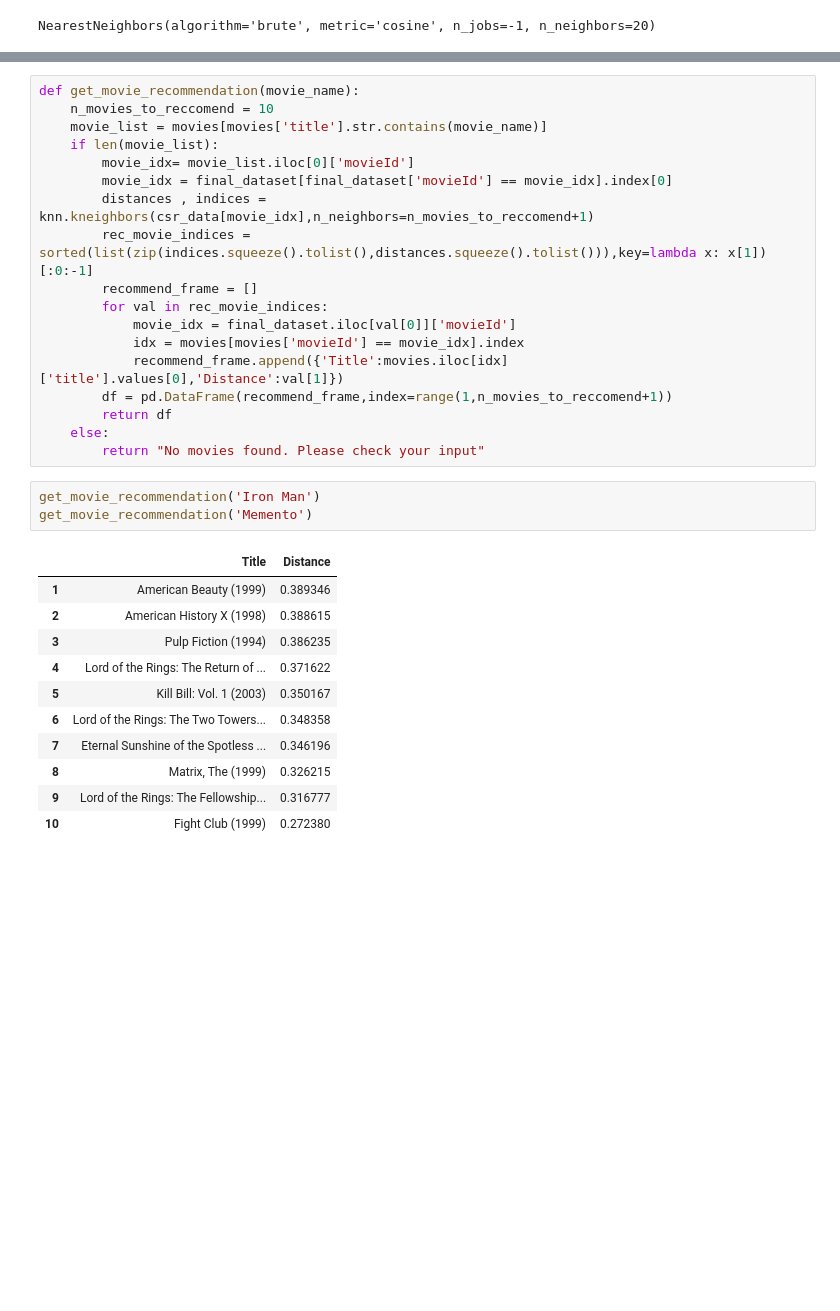
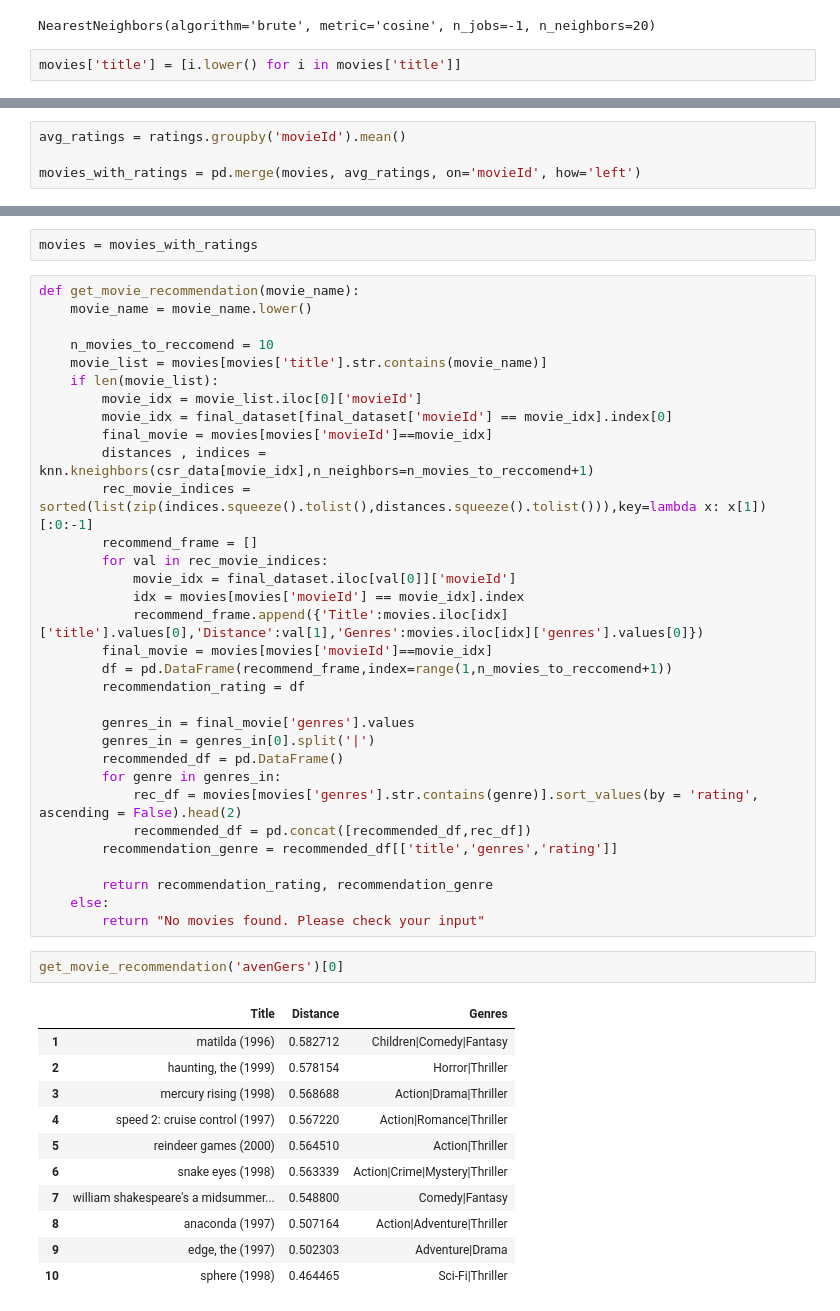
Before and after one commit to Tharun-17/Movie_recommendation, a Jupyter notebook: movie_rec.ipynb, the cells around one changed output, grey strips where cells are left out. Cells and saved outputs as stored; diff of their text form; blank space fills up the shorter version.

```diff
--- a/movie_rec.ipynb
+++ b/movie_rec.ipynb
@@ -90,3 +90,5 @@ knn = NearestNeighbors(metric='cosine', algorithm='brute', n_neighbors=20, n_job
 knn.fit(csr_data)
 # %% [output]
 NearestNeighbors(algorithm='brute', metric='cosine', n_jobs=-1, n_neighbors=20)
+# %%
+movies['title'] = [i.lower() for i in movies['title']]
@@ -92,0 +111,4 @@ NearestNeighbors(algorithm='brute', metric='cosine', n_jobs=-1, n_neighbors=20)
+# %%
+avg_ratings = ratings.groupby('movieId').mean()
+
+movies_with_ratings = pd.merge(movies, avg_ratings, on='movieId', how='left')
@@ -93,33 +131,48 @@ NearestNeighbors(algorithm='brute', metric='cosine', n_jobs=-1, n_neighbors=20)
+# %%
+movies = movies_with_ratings
 # %%
 def get_movie_recommendation(movie_name):
+    movie_name = movie_name.lower()
+
     n_movies_to_reccomend = 10
     movie_list = movies[movies['title'].str.contains(movie_name)]
     if len(movie_list):
-        movie_idx= movie_list.iloc[0]['movieId']
+        movie_idx = movie_list.iloc[0]['movieId']
         movie_idx = final_dataset[final_dataset['movieId'] == movie_idx].index[0]
+        final_movie = movies[movies['movieId']==movie_idx]
         distances , indices = knn.kneighbors(csr_data[movie_idx],n_neighbors=n_movies_to_reccomend+1)
         rec_movie_indices = sorted(list(zip(indices.squeeze().tolist(),distances.squeeze().tolist())),key=lambda x: x[1])[:0:-1]
         recommend_frame = []
         for val in rec_movie_indices:
             movie_idx = final_dataset.iloc[val[0]]['movieId']
             idx = movies[movies['movieId'] == movie_idx].index
-            recommend_frame.append({'Title':movies.iloc[idx]['title'].values[0],'Distance':val[1]})
+            recommend_frame.append({'Title':movies.iloc[idx]['title'].values[0],'Distance':val[1],'Genres':movies.iloc[idx]['genres'].values[0]})
+        final_movie = movies[movies['movieId']==movie_idx]
         df = pd.DataFrame(recommend_frame,index=range(1,n_movies_to_reccomend+1))
-        return df
+        recommendation_rating = df
+
+        genres_in = final_movie['genres'].values
+        genres_in = genres_in[0].split('|')
+        recommended_df = pd.DataFrame()
+        for genre in genres_in:
+            rec_df = movies[movies['genres'].str.contains(genre)].sort_values(by = 'rating', ascending = False).head(2)
+            recommended_df = pd.concat([recommended_df,rec_df])
+        recommendation_genre = recommended_df[['title','genres','rating']]
+
+        return recommendation_rating, recommendation_genre
     else:
         return "No movies found. Please check your input"
 # %%
-get_movie_recommendation('Iron Man')
-get_movie_recommendation('Memento')
+get_movie_recommendation('avenGers')[0]
 # %% [output]
-|  | Title | Distance |
-| 1 | American Beauty (1999) | 0.389346 |
-| 2 | American History X (1998) | 0.388615 |
-| 3 | Pulp Fiction (1994) | 0.386235 |
-| 4 | Lord of the Rings: The Return of ... | 0.371622 |
-| 5 | Kill Bill: Vol. 1 (2003) | 0.350167 |
-| 6 | Lord of the Rings: The Two Towers... | 0.348358 |
-| 7 | Eternal Sunshine of the Spotless ... | 0.346196 |
-| 8 | Matrix, The (1999) | 0.326215 |
-| 9 | Lord of the Rings: The Fellowship... | 0.316777 |
-| 10 | Fight Club (1999) | 0.272380 |
+|  | Title | Distance | Genres |
+| 1 | matilda (1996) | 0.582712 | Children|Comedy|Fantasy |
+| 2 | haunting, the (1999) | 0.578154 | Horror|Thriller |
+| 3 | mercury rising (1998) | 0.568688 | Action|Drama|Thriller |
+| 4 | speed 2: cruise control (1997) | 0.567220 | Action|Romance|Thriller |
+| 5 | reindeer games (2000) | 0.564510 | Action|Thriller |
+| 6 | snake eyes (1998) | 0.563339 | Action|Crime|Mystery|Thriller |
+| 7 | william shakespeare's a midsummer... | 0.548800 | Comedy|Fantasy |
+| 8 | anaconda (1997) | 0.507164 | Action|Adventure|Thriller |
+| 9 | edge, the (1997) | 0.502303 | Adventure|Drama |
+| 10 | sphere (1998) | 0.464465 | Sci-Fi|Thriller |
```
Also changed, not shown: parts of 2 cells of this notebook, 2 other files.
